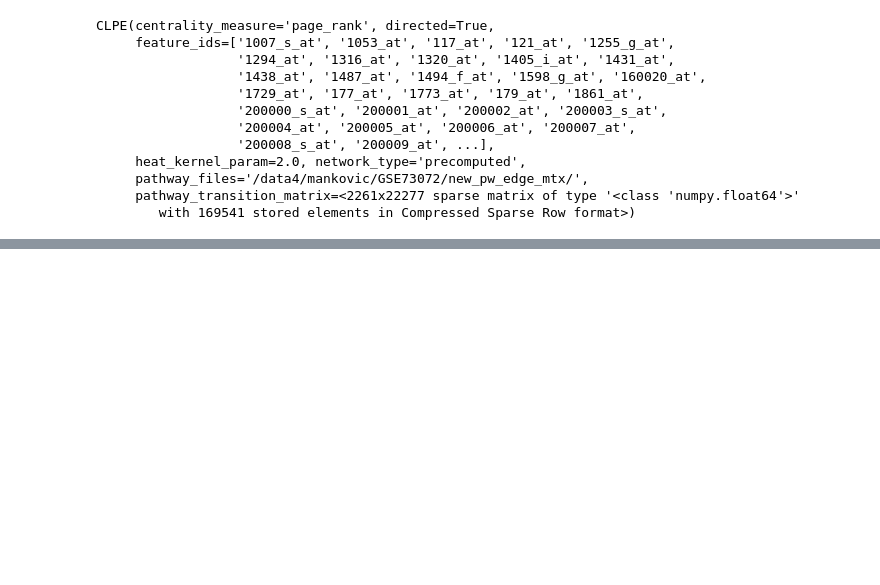
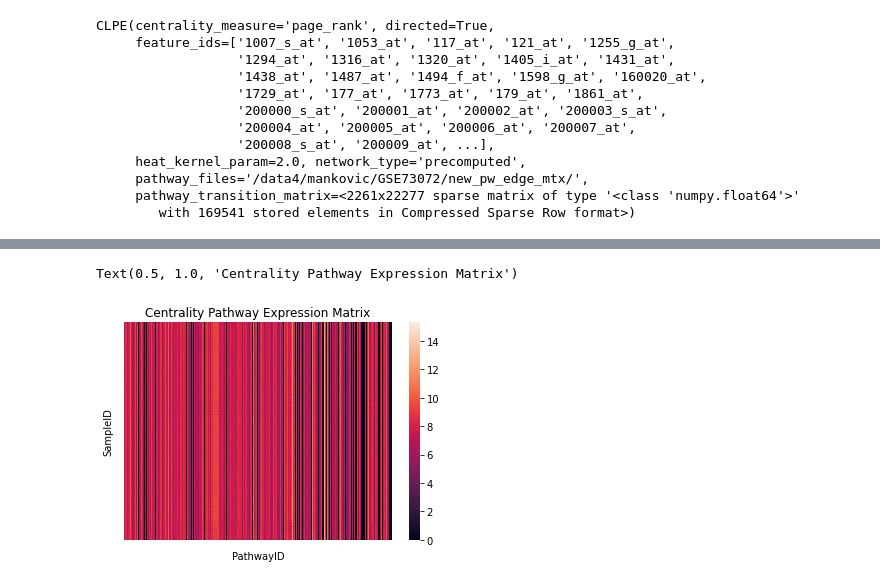
Before and after one commit to nmank/GradCourses, a Jupyter notebook: test_Eric.ipynb, the cells around one changed output, grey strips where cells are left out. Saved outputs shown, nothing was run; the diff lists cells and outputs as text; code cells hidden in the pictures; blank space fills up the shorter version.

```diff
--- a/test_Eric.ipynb
+++ b/test_Eric.ipynb
@@ -106 +127,11 @@ clpe_pathway_expression_df
 261 rows × 2261 columns
+# %%
+g = sns.heatmap(clpe_pathway_expression_df)
+plt.xlabel('PathwayID')
+g.tick_params(left=False, bottom=False)
+g.set(xticklabels=[])
+g.set(yticklabels=[])
+plt.title('Centrality Pathway Expression Matrix')
+# %% [output]
+Text(0.5, 1.0, 'Centrality Pathway Expression Matrix')
+[figure, added]
```
Also changed, not shown: parts of 4 cells of this notebook.
